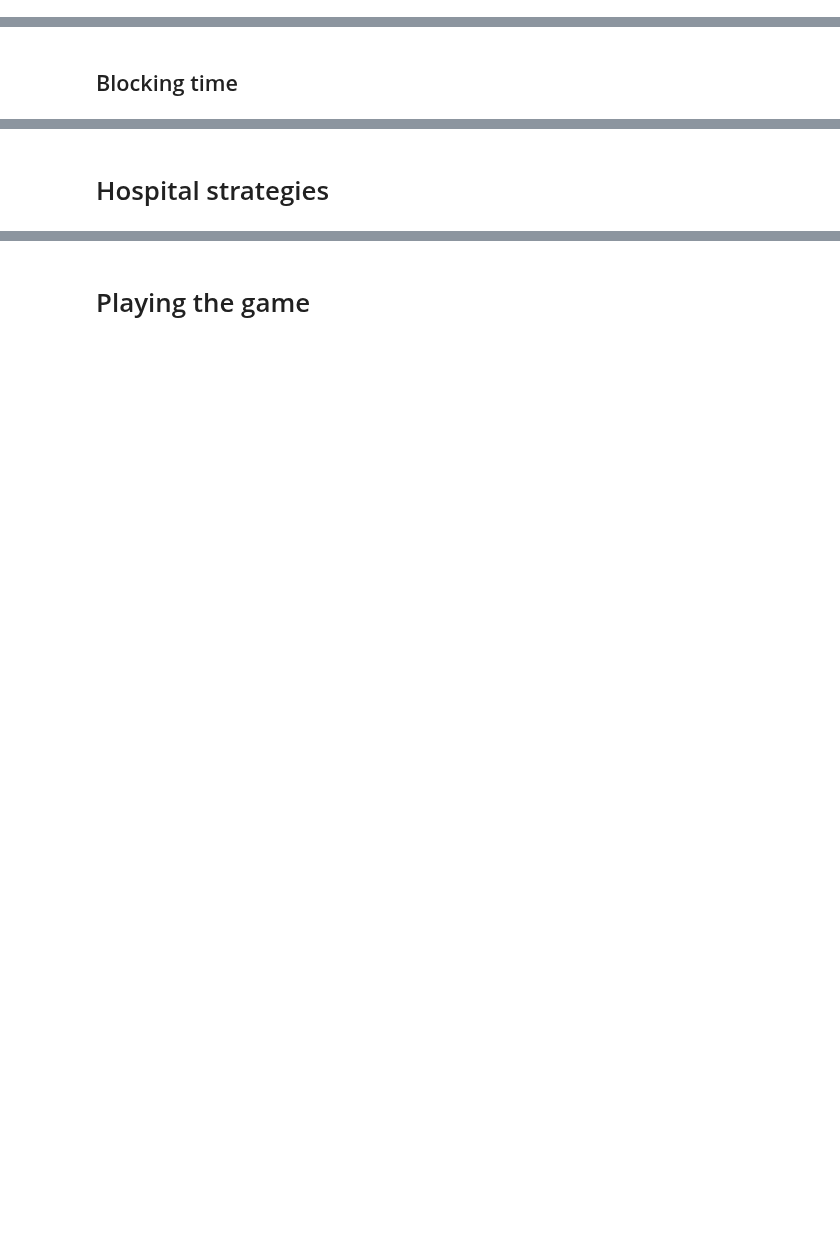
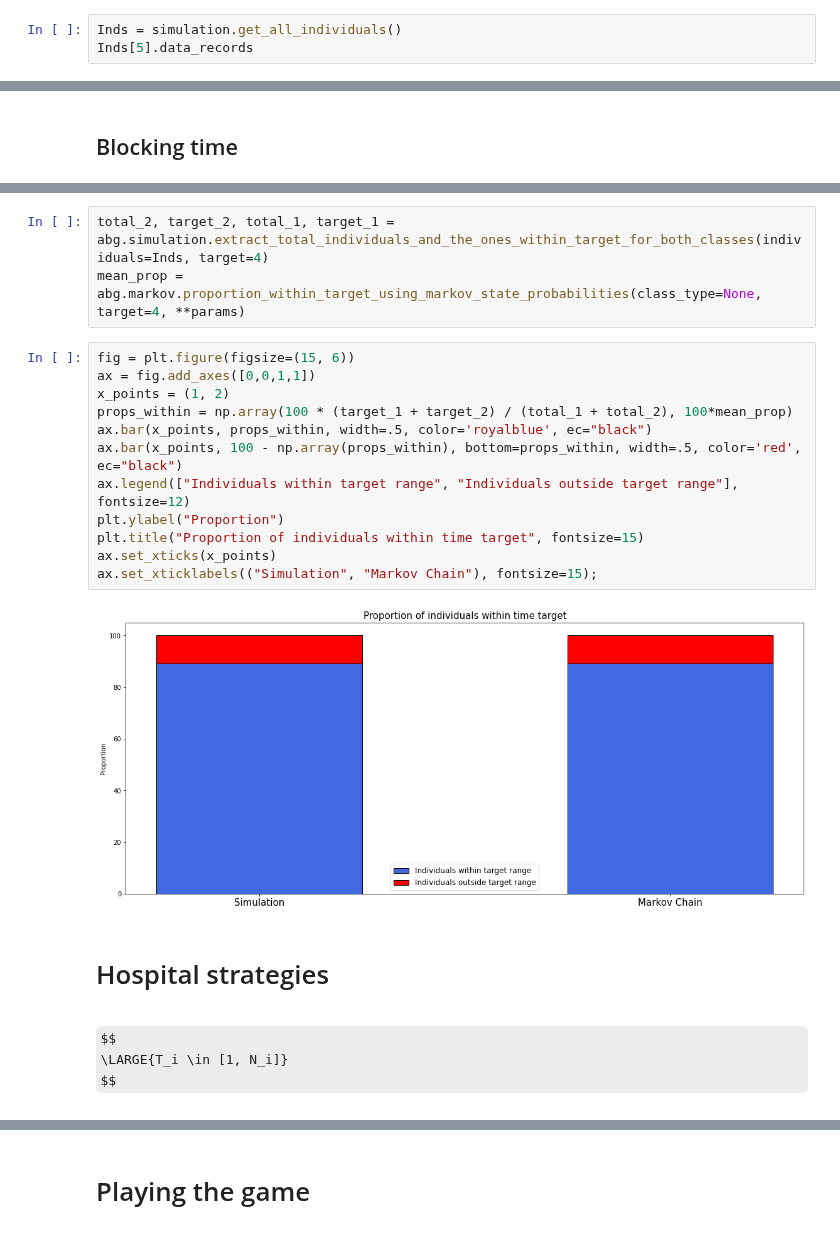
Before and after one commit to MichalisPanayides/Talks, a Jupyter notebook: Annual Review - Vol 2/main.ipynb, the cells around one changed output, grey strips where cells are left out. Drawn from its saved outputs; the diff is of its cells as text; some formulas as TeX source; blank space fills up the shorter version.

```diff
--- a/Annual Review - Vol 2/main.ipynb
+++ b/Annual Review - Vol 2/main.ipynb
@@ -44,0 +22,3 @@ plt.title("Blocking time");
+# %%
+Inds = simulation.get_all_individuals()
+Inds[5].data_records
@@ -148,3 +97,24 @@ abg.markov.proportion_within_target_using_markov_state_probabilities(
+# %%
+total_2, target_2, total_1, target_1 = abg.simulation.extract_total_individuals_and_the_ones_within_target_for_both_classes(individuals=Inds, target=4)
+mean_prop = abg.markov.proportion_within_target_using_markov_state_probabilities(class_type=None, target=4, **params)
+# %%
+fig = plt.figure(figsize=(15, 6))
+ax = fig.add_axes([0,0,1,1])
+x_points = (1, 2)
+props_within = np.array(100 * (target_1 + target_2) / (total_1 + total_2), 100*mean_prop)
+ax.bar(x_points, props_within, width=.5, color='royalblue', ec="black")
+ax.bar(x_points, 100 - np.array(props_within), bottom=props_within, width=.5, color='red', ec="black")
+ax.legend(["Individuals within target range", "Individuals outside target range"], fontsize=12)
+plt.ylabel("Proportion")
+plt.title("Proportion of individuals within time target", fontsize=15)
+ax.set_xticks(x_points)
+ax.set_xticklabels(("Simulation", "Markov Chain"), fontsize=15);
+# %% [output]
+[figure, added]
 # %% [markdown]
 # Hospital strategies
+# %% [markdown]
+$$
+    \LARGE{T_i \in [1, N_i]}
+$$
 # %%
```
Also changed, not shown: parts of 34 cells of this notebook, 1 other file.
